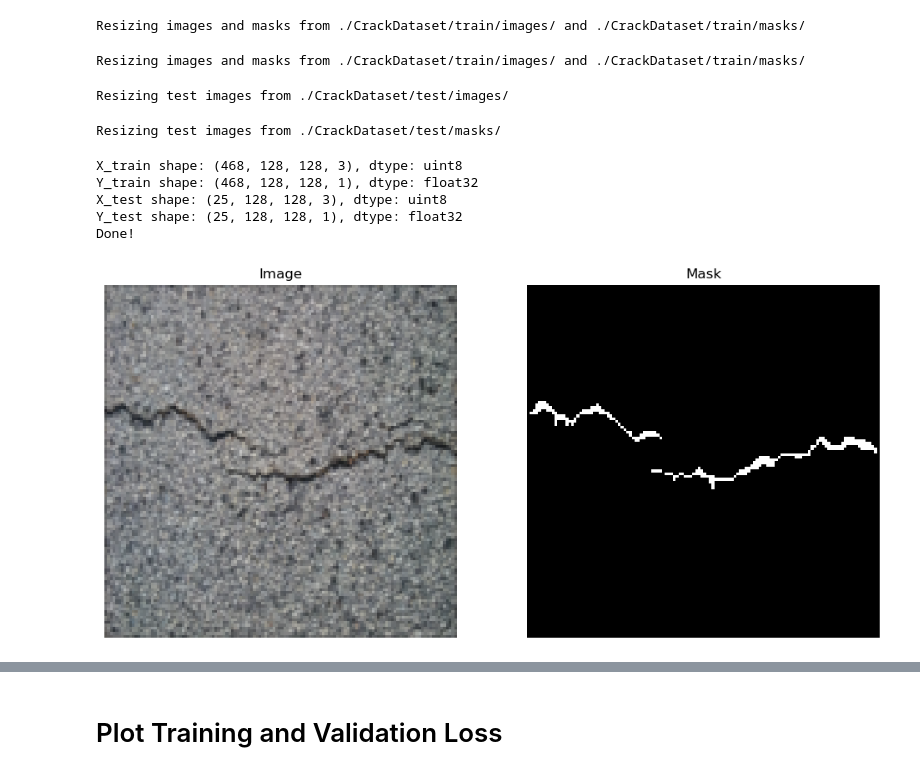
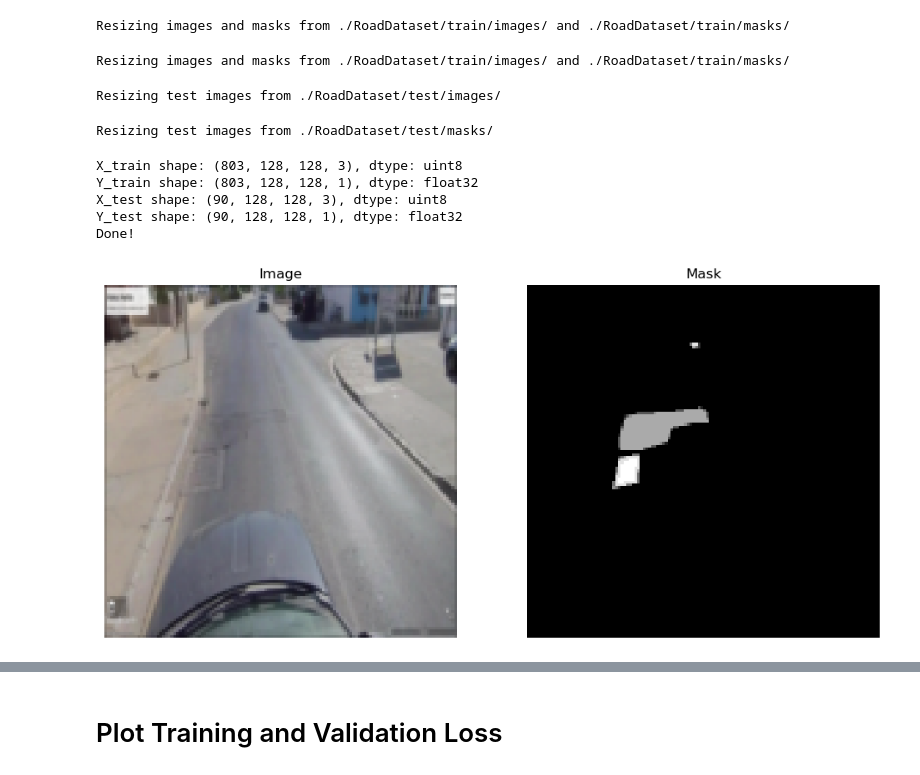
Before and after one commit to Albertdofficial/thesis, a Jupyter notebook: keras.ipynb, the cells around one changed output, grey strips where cells are left out. Cells and saved outputs as stored; diff of their text form; code cells hidden in the pictures.

```diff
--- a/keras.ipynb
+++ b/keras.ipynb
@@ -14,13 +14,7 @@ import matplotlib.pyplot as plt
 import random
 import tensorflow as tf
 # %%
-import os
-import numpy as np
-import random
-from skimage.io import imread
-from skimage.transform import resize
-import matplotlib.pyplot as plt
-from tqdm import tqdm
+
 
 # Constants
 IMG_WIDTH = 128
@@ -28,10 +22,10 @@ IMG_HEIGHT = 128
 IMG_CHANNELS = 3
 
 # Dataset paths
-train_images_dir = "./CrackDataset/train/images/"
-train_masks_dir = "./CrackDataset/train/masks/"
-test_images_dir = "./CrackDataset/test/images/"
-test_masks_dir = "./CrackDataset/test/masks/"
+train_images_dir = "./RoadDataset/train/images/"
+train_masks_dir = "./RoadDataset/train/masks/"
+test_images_dir = "./RoadDataset/test/images/"
+test_masks_dir = "./RoadDataset/test/masks/"
 
 # Helper function to load images and masks
 def load_data(image_dir, mask_dir, img_height, img_width, img_channels):
@@ -106,42 +100,42 @@ X_test, sizes_test1 = load_test_data(test_images_dir, IMG_HEIGHT, IMG_WIDTH, IMG
 Y_test, sizes_test2 = load_test_data(test_masks_dir, IMG_HEIGHT, IMG_WIDTH, 1)  # Masks have 1 channel
 
 # Convert ground truth masks to float32
 Y_train = Y_train.astype(np.float32)
 Y_test = Y_test.astype(np.float32)
 
 print(f"X_train shape: {X_train.shape}, dtype: {X_train.dtype}")
 print(f"Y_train shape: {Y_train.shape}, dtype: {Y_train.dtype}")
 print(f"X_test shape: {X_test.shape}, dtype: {X_test.dtype}")
 print(f"Y_test shape: {Y_test.shape}, dtype: {Y_test.dtype}")
 
 print('Done!')
 
 # Visualize a random training image and its mask
 image_x = random.randint(0, len(X_train) - 1)
 plt.figure(figsize=(12, 6))
 
 plt.subplot(1, 2, 1)
 plt.title("Image")
 plt.imshow(X_train[image_x])
 plt.axis('off')
 
 plt.subplot(1, 2, 2)
 plt.title("Mask")
 plt.imshow(np.squeeze(Y_train[image_x]), cmap='gray')
 plt.axis('off')
 
 plt.show()
 # %% [output]
-Resizing images and masks from ./CrackDataset/train/images/ and ./CrackDataset/train/masks/
+Resizing images and masks from ./RoadDataset/train/images/ and ./RoadDataset/train/masks/
-Resizing images and masks from ./CrackDataset/train/images/ and ./CrackDataset/train/masks/
+Resizing images and masks from ./RoadDataset/train/images/ and ./RoadDataset/train/masks/
-Resizing test images from ./CrackDataset/test/images/
+Resizing test images from ./RoadDataset/test/images/
-Resizing test images from ./CrackDataset/test/masks/
+Resizing test images from ./RoadDataset/test/masks/
-X_train shape: (468, 128, 128, 3), dtype: uint8
-Y_train shape: (468, 128, 128, 1), dtype: float32
-X_test shape: (25, 128, 128, 3), dtype: uint8
-Y_test shape: (25, 128, 128, 1), dtype: float32
+X_train shape: (803, 128, 128, 3), dtype: uint8
+Y_train shape: (803, 128, 128, 1), dtype: float32
+X_test shape: (90, 128, 128, 3), dtype: uint8
+Y_test shape: (90, 128, 128, 1), dtype: float32
 Done!
-[figure, old version]
+[figure, new version]
 # %%
 #!/usr/bin/env python
 __author__ = "Sreenivas Bhattiprolu"
```
Also changed, not shown: parts of 6 cells of this notebook, 2 other files.
